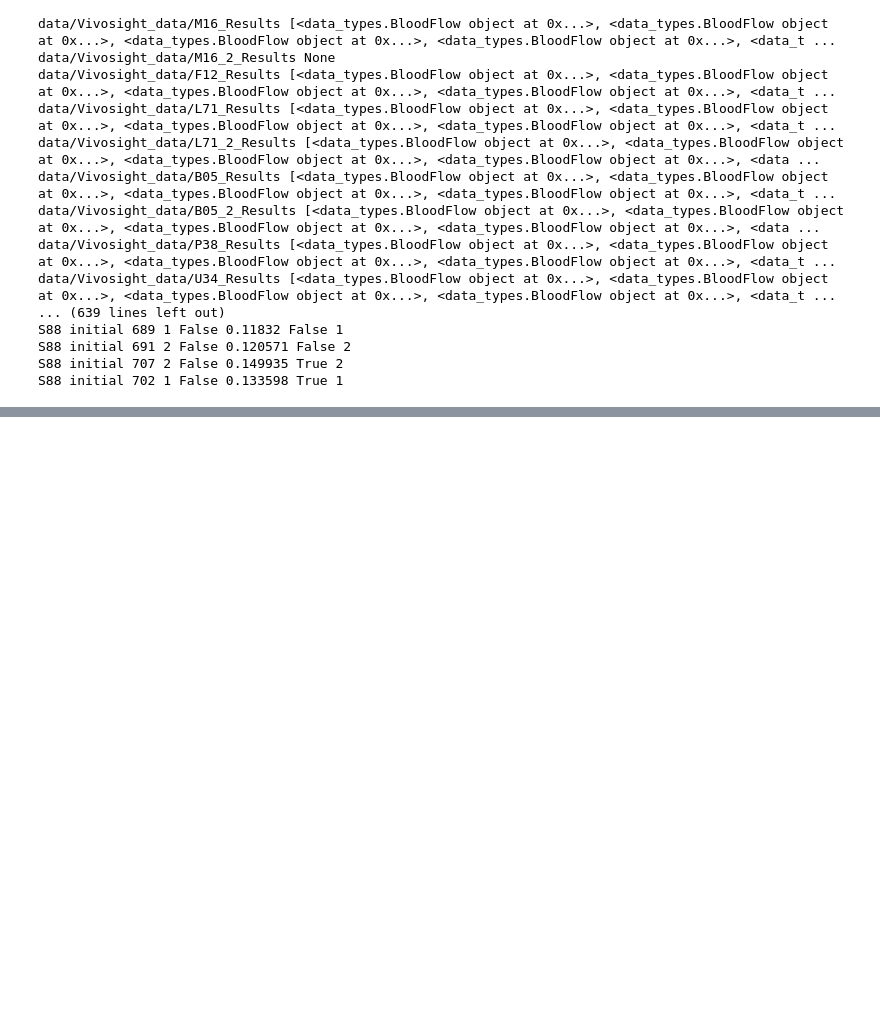
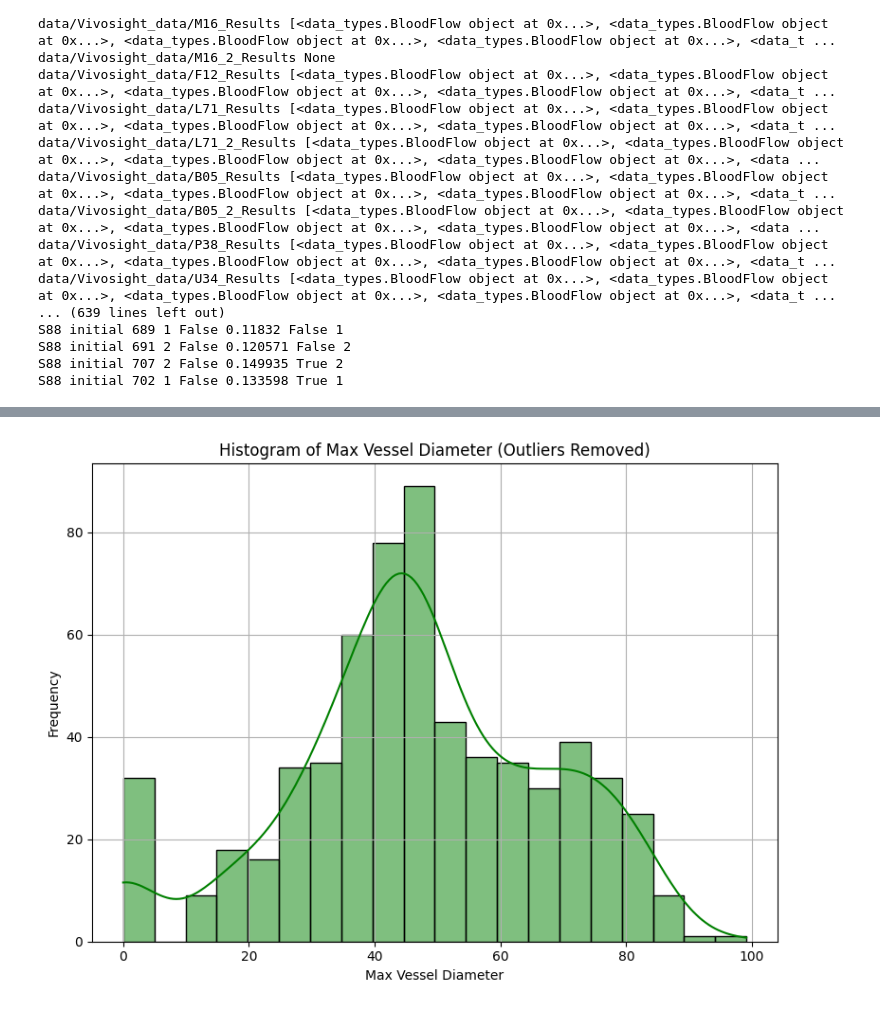
Before and after one commit to alejjara1/MeS_Vivosight, a Jupyter notebook: code/test_blood_flow.ipynb, the cells around one changed output, grey strips where cells are left out. Cells and saved outputs as stored; diff of their text form; code cells hidden in the pictures; blank space fills up the shorter version.

```diff
--- a/code/test_blood_flow.ipynb
+++ b/code/test_blood_flow.ipynb
@@ -97,0 +407,76 @@ S88 initial 702 1 False 0.133598 True 1
+# %%
+import data_read
+import matplotlib.pyplot as plt
+import seaborn as sns
+import pandas as pd
+
+# Paths
+vivosight_folder = "data/Vivosight_data/"
+scan_folder = "data/scan_information/"
+
+# Step 1: Collect data
+subject_ids = data_read.get_all_subject_ids(vivosight_folder)
+subjects = {}
+
+scan_labels = []
+diameters = []
+exposures = []
+locations = []
+subject_ids_list = []
+
+for subject_id in subject_ids:
+    subject = data_read.process_subject_vivosight_data(subject_id, vivosight_folder, scan_folder, "bloodflow")
+    subjects[subject_id] = subject
+
+    for visit in [subject.visit, subject.return_visit]:
+        if visit and visit.blood_flow:
+            for blood_data in visit.blood_flow:
+                blood_data.get_max_diameter()
+                scan_labels.append(f"{subject_id}_{blood_data.scan_id}")
+                diameters.append(blood_data.max_diameter)
+                exposures.append("Post" if blood_data.exposed else "Pre")
+                locations.append(blood_data.location)
+                subject_ids_list.append(subject_id)
+
+# Step 2: Create DataFrame
+df = pd.DataFrame({
+    "Subject": subject_ids_list,
+    "Scan Label": scan_labels,
+    "Max Vessel Diameter": diameters,
+    "Exposure": exposures,
+    "Location": locations,
+})
+
+# Step 3: Identify and remove outliers
+Q1 = df["Max Vessel Diameter"].quantile(0.25)
+Q3 = df["Max Vessel Diameter"].quantile(0.75)
+IQR = Q3 - Q1
+lower_bound = Q1 - 1.5 * IQR
+upper_bound = Q3 + 1.5 * IQR
+
+outliers = df[(df["Max Vessel Diameter"] < lower_bound) | (df["Max Vessel Diameter"] > upper_bound)]
+
+print("Outliers detected:")
+for _, row in outliers.iterrows():
+    print(
+        f"Subject: {row['Subject']}, Scan ID: {row['Scan Label'].split('_')[1]}, "
+        f"Location: {row['Location']}, Return Visit: {'Yes' if '_2' in row['Scan Label'] else 'No'}, "
+        f"Max Diameter: {row['Max Vessel Diameter']:.2f}, Exposure: {row['Exposure']}"
+    )
+
+# Step 4: Filter out outliers
+df_clean = df[
+    (df["Max Vessel Diameter"] >= lower_bound) &
+    (df["Max Vessel Diameter"] <= upper_bound)
+]
+
+# Step 5: Plot histogram without outliers
+plt.figure(figsize=(8, 6))
+sns.histplot(df_clean["Max Vessel Diameter"], bins=20, kde=True, color='green')
+plt.title("Histogram of Max Vessel Diameter (Outliers Removed)")
+plt.xlabel("Max Vessel Diameter")
+plt.ylabel("Frequency")
+plt.grid(True)
+plt.tight_layout()
+plt.show()
+# %% [output]
@@ -97,0 +500 @@ S88 initial 702 1 False 0.133598 True 1
+[figure, added]
```
Also changed, not shown: parts of 21 cells of this notebook, 2 other files.
